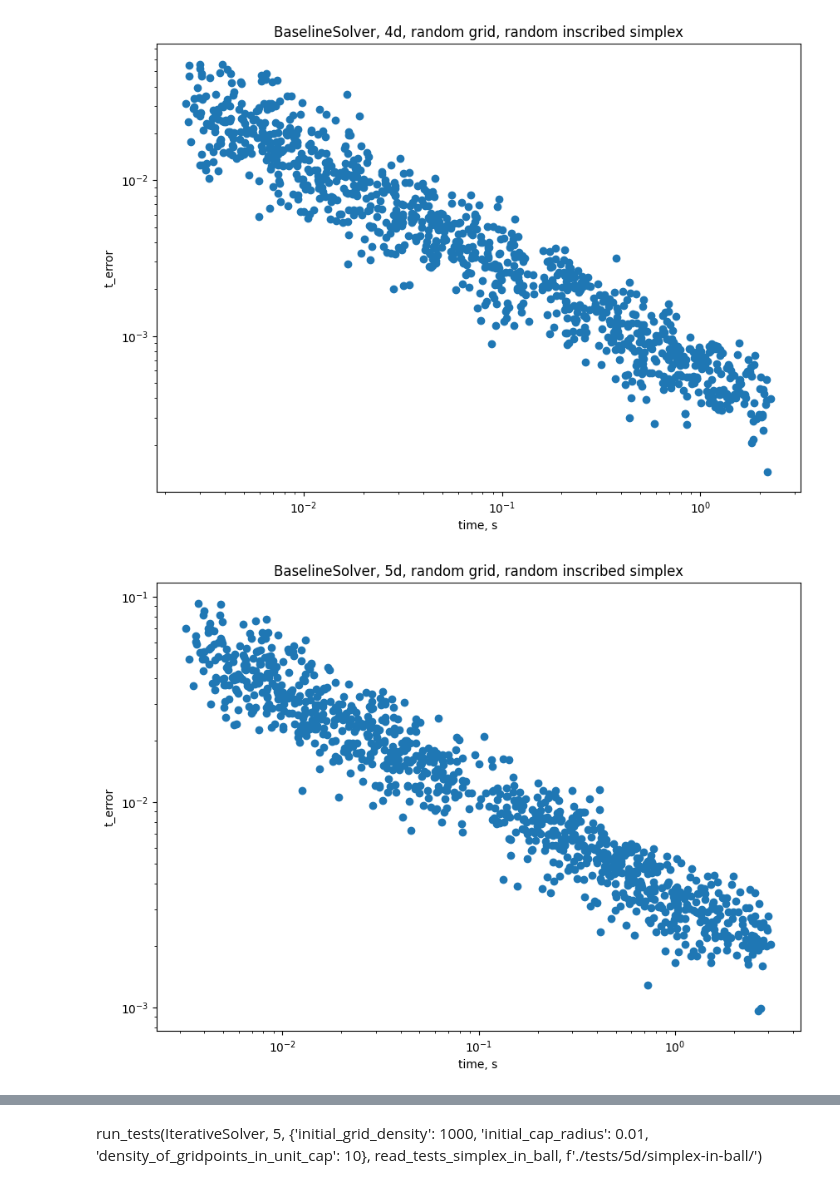
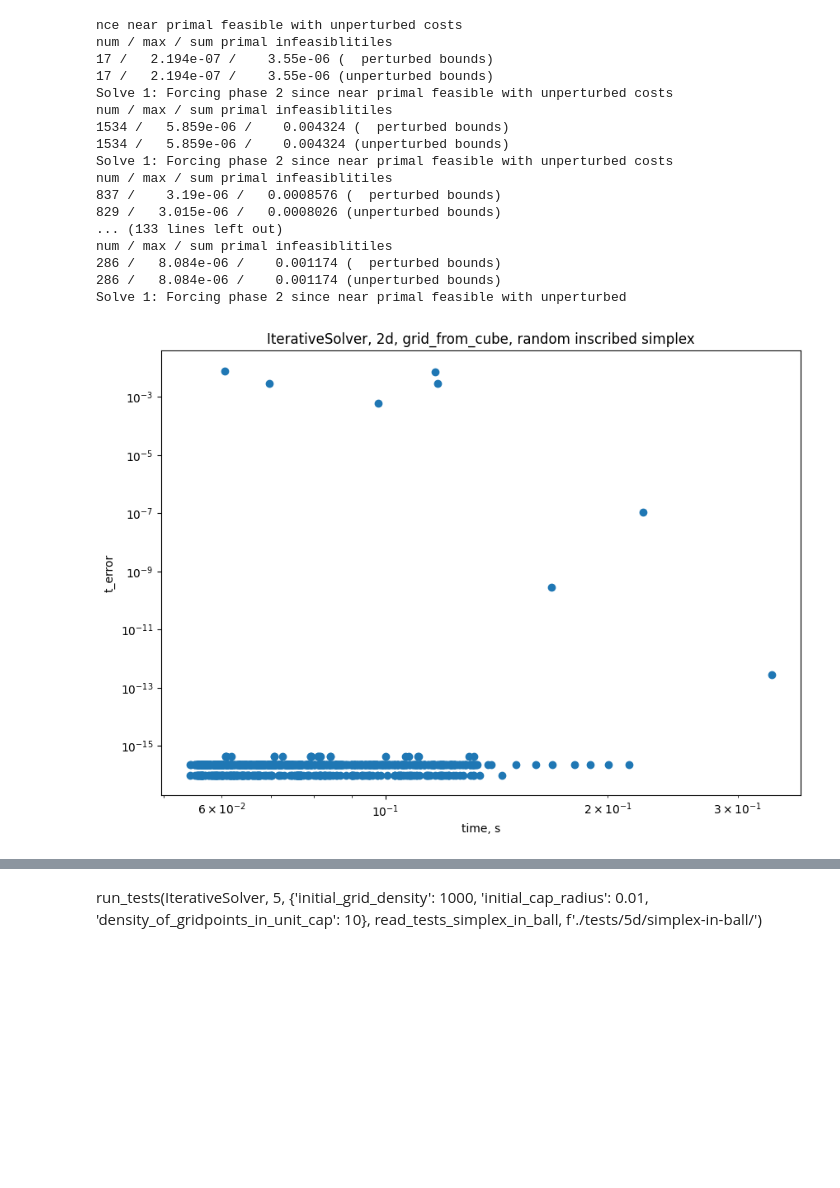
Before and after one commit to Paul566/GraduateThesis, a Jupyter notebook: nb.ipynb, the cells around one changed output, grey strips where cells are left out. Drawn from its saved outputs; the diff is of its cells as text; code cells hidden in the pictures; blank space fills up the shorter version.

Commit message:
Add grid from cube, add test results for IterativeSolver

```diff
--- a/nb.ipynb
+++ b/nb.ipynb
@@ -19,14 +19,35 @@ def get_baseline_test_results(dimension: int, number_tests: int,
         t_errors.append(t_error)
 
     return np.array(times), np.array(t_errors)
+# %%
+def get_iterative_test_results(dimension: int, number_tests: int, lowest_initial_grid_density: float=10, highest_initial_grid_density: float=100,
+                              silent=True) -> tp.Tuple[np.ndarray, np.ndarray]:
+    times = []
+    t_errors = []
+    for _ in range(number_tests):
+        initial_grid_density = np.exp(np.random.uniform(np.log(lowest_initial_grid_density), np.log(highest_initial_grid_density)))
+        time, t_error = run_random_test(IterativeSolver, dimension,
+                                        {'initial_grid_density': initial_grid_density},
+                                        read_tests_simplex_in_ball, f'./tests/{dimension}d/simplex-in-ball/', silent=silent)
+        times.append(time)
+        t_errors.append(t_error)
+
+    return np.array(times), np.array(t_errors)
 # %%
-def plot_test_results(times: np.ndarray, t_errors: np.ndarray, title: str) -> None:
+def plot_test_results(times: np.ndarray, t_errors: np.ndarray, title: str, fit=True) -> None:
+    t_errors_without_zeros = np.copy(t_errors)
+    t_errors_without_zeros[t_errors_without_zeros == 0.] = 1e-16
+
     fig = plt.figure(figsize=(10, 7))
     ax = fig.add_subplot(111)
     plt.xlabel('time, s')
     plt.ylabel('t_error')
     ax.set_xscale('log')
     ax.set_yscale('log')
-    plt.scatter(times, t_errors)
+    plt.scatter(times, t_errors_without_zeros)
+    if fit:
+        a, b = np.polyfit(np.log(times), np.log(t_errors_without_zeros), 1)
+        plt.plot(times, np.exp(a * np.log(times) + b), 'r', label=f't_error ~ 1 / time^{-a:.2f}')
+        plt.legend()
     plt.title(title)
     plt.savefig(f'figures/{title.replace(" ", "_").replace(",", "")}')
@@ -47,4 +53,0 @@ times_baseline_4d, errors_baseline_4d = get_baseline_test_results(4, 1000)
-# %%
-plot_test_results(times_baseline_4d, errors_baseline_4d, 'BaselineSolver, 4d, random grid, random inscribed simplex')
-# %% [output]
-[figure, removed]
@@ -53,4 +54,22 @@ times_baseline_5d, errors_baseline_5d = get_baseline_test_results(5, 1000)
-# %%
-plot_test_results(times_baseline_5d, errors_baseline_5d, 'BaselineSolver, 5d, random grid, random inscribed simplex')
-# %% [output]
-[figure, removed]
+# %%
+times_iterative_2d, errors_iterative_2d = get_iterative_test_results(2, 1000, silent=True)
+plot_test_results(times_iterative_2d, errors_iterative_2d, 'IterativeSolver, 2d, grid_from_cube, random inscribed simplex', fit=False)
+# %% [output]
+nce near primal feasible with unperturbed costs
+num / max / sum primal infeasiblitiles
+17 /   2.194e-07 /    3.55e-06 (  perturbed bounds)
+17 /   2.194e-07 /    3.55e-06 (unperturbed bounds)
+Solve 1: Forcing phase 2 since near primal feasible with unperturbed costs
+num / max / sum primal infeasiblitiles
+1534 /   5.859e-06 /    0.004324 (  perturbed bounds)
+1534 /   5.859e-06 /    0.004324 (unperturbed bounds)
+Solve 1: Forcing phase 2 since near primal feasible with unperturbed costs
+num / max / sum primal infeasiblitiles
+837 /    3.19e-06 /   0.0008576 (  perturbed bounds)
+829 /   3.015e-06 /   0.0008026 (unperturbed bounds)
+... (133 lines left out)
+num / max / sum primal infeasiblitiles
+286 /   8.084e-06 /    0.001174 (  perturbed bounds)
+286 /   8.084e-06 /    0.001174 (unperturbed bounds)
+Solve 1: Forcing phase 2 since near primal feasible with unperturbed
+[figure, added]
```
Also changed, not shown: parts of 20 cells of this notebook, 11 other files.
